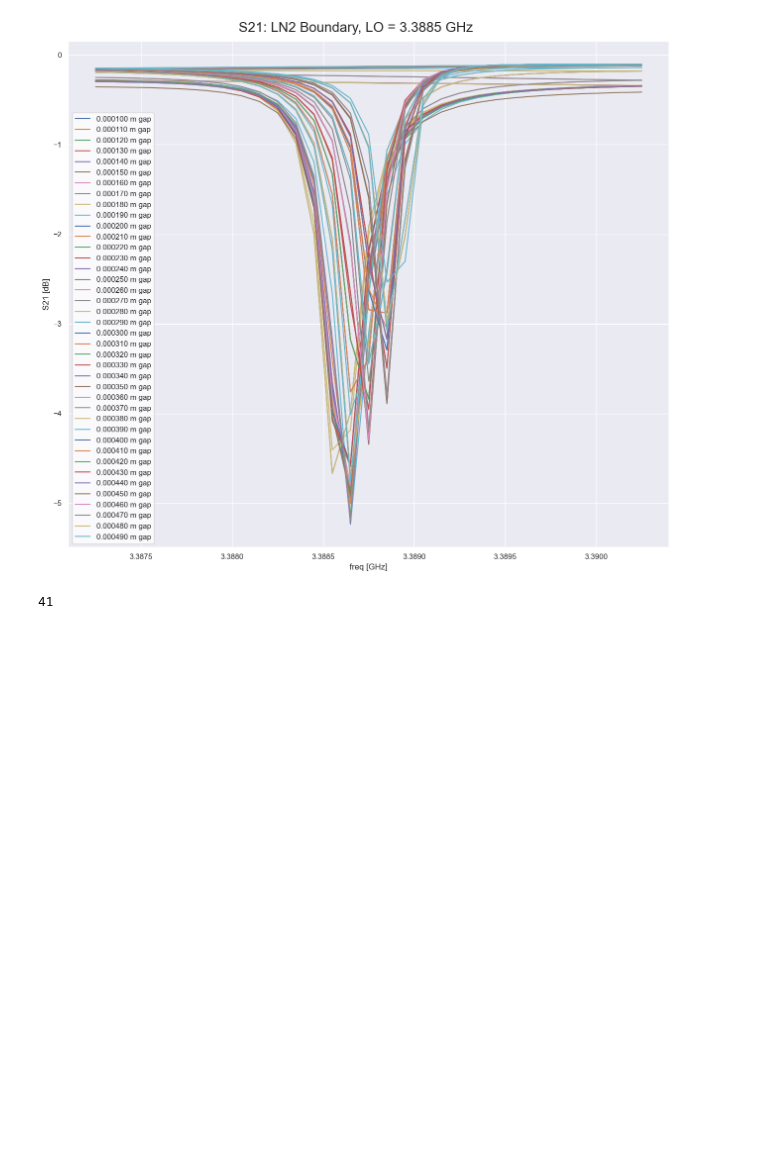
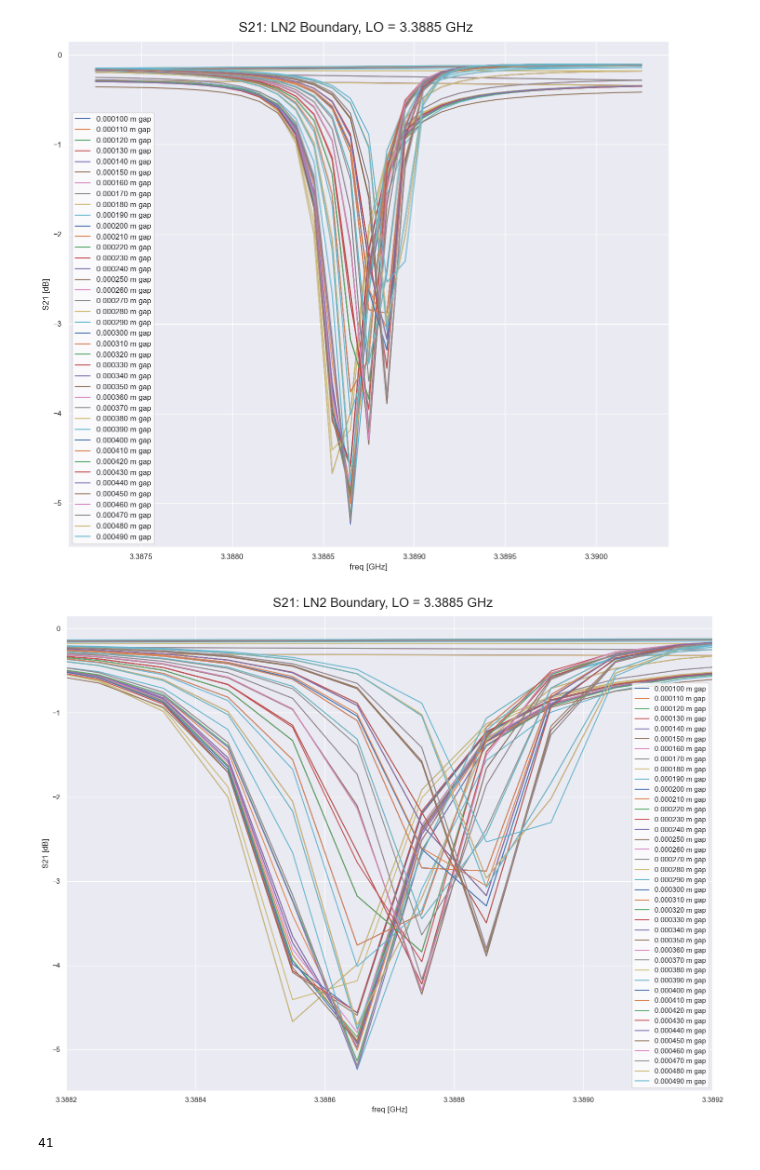
Before and after one commit to leay01/whispering_gallery_MAIN, a Jupyter notebook: wgm_code/COMSOL_analysis/WGM_LN2.ipynb, the cells around one changed output. Saved outputs shown, nothing was run; the diff lists cells and outputs as text; code cells hidden in the pictures; blank space fills up the shorter version.

```diff
--- a/wgm_code/COMSOL_analysis/WGM_LN2.ipynb
+++ b/wgm_code/COMSOL_analysis/WGM_LN2.ipynb
@@ -32,6 +32,25 @@ plt.suptitle('S21: LN2 Boundary, LO = 3.3885 GHz', fontsize = 20)
 plt.tight_layout()
 # %% [output]
 [figure]
+# %%
+fig, ax = plt.subplots(1,1, figsize = (15,11.5))
+
+#isin(LN2_range['freq (GHz)'])]
+
+for i in np.arange(0.0001, 0.0002, 0.00001):
+    gap_sep_LN21 = p1p19_LN2[(p1p19_LN2['% x_strip (m)'] > i - 0.00001) & (p1p19_LN2['% x_strip (m)'] < i + 0.00001)]
+    ax.plot(gap_sep_LN21['freq (GHz)'], gap_sep_LN21['S21 (1)'], label=f"{i:.6f} m gap")
+for j in np.arange(0.0002, 0.0005, 0.00001):
+    gap_sep_LN22 = p2p5_LN2[(p2p5_LN2['% x_strip (m)'] > j - 0.00001) & (p2p5_LN2['% x_strip (m)'] < j + 0.00001)]
+    ax.plot(gap_sep_LN22['freq (GHz)'], gap_sep_LN22['S21 (1)'], label=f"{j:.6f} m gap")
+ax.legend()
+#ax[0].set_title('Air Boundary')
+plt.setp(ax, xlabel = 'freq [GHz]', ylabel = 'S21 [dB]')
+plt.xlim(3.3882, 3.3892)
+plt.suptitle('S21: LN2 Boundary, LO = 3.3885 GHz', fontsize = 20)
+plt.tight_layout()
+# %% [output]
+[figure, added]
 # %%
 def separate_p1_2(df):
     df['% x_strip (m)'] = df['% x_strip (m)'].round(5)  # to normalize float precision
```
Also changed, not shown: parts of 3 cells of this notebook, 10 other files.
